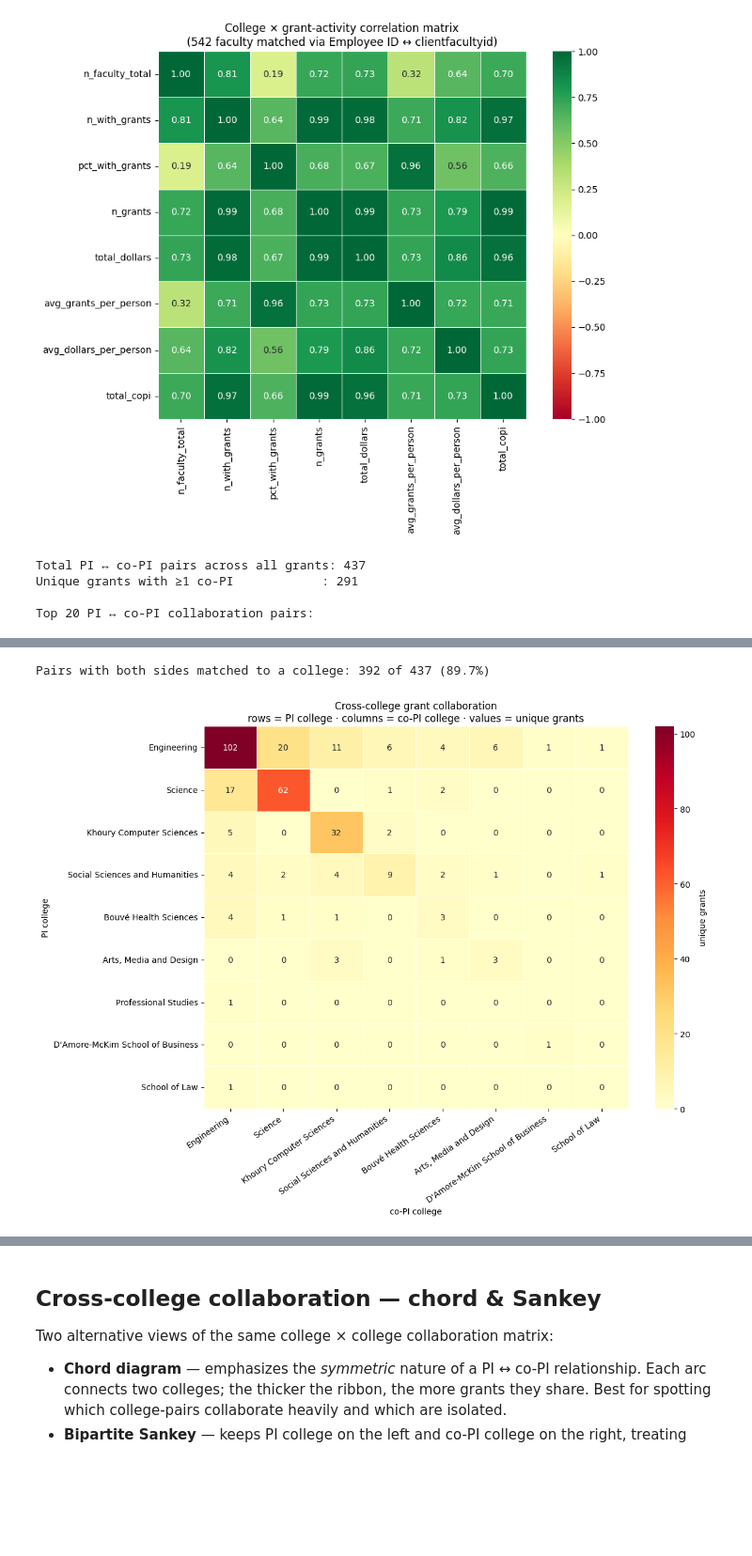
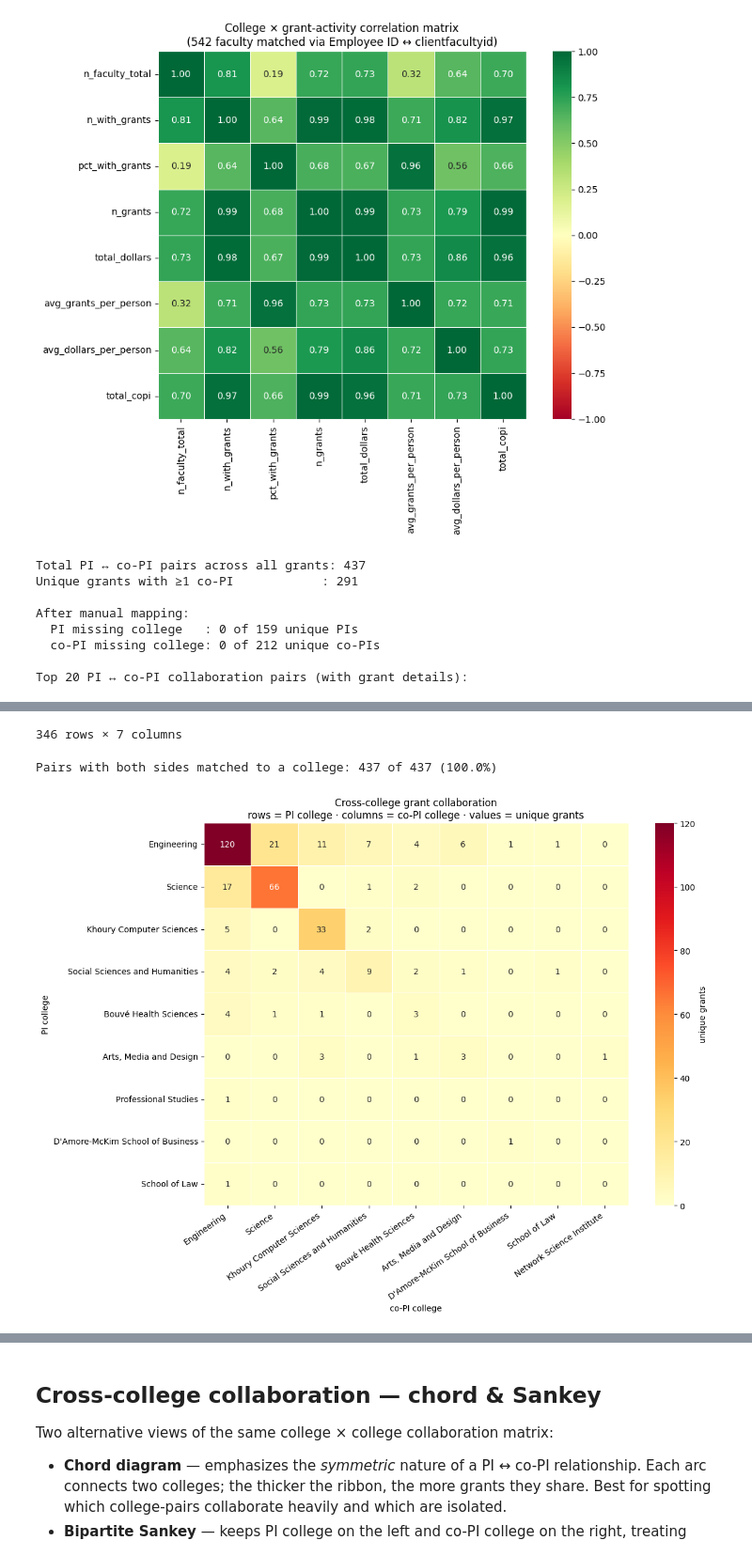
Before and after one commit to ebertini/visualizing-neu, a Jupyter notebook: notebooks/01_schema_overview.ipynb, the cells around one changed output, grey strips where cells are left out. Shown at 94% size. Cells and saved outputs as stored; diff of their text form; code cells hidden in the pictures; blank space fills up the shorter version.

```diff
--- a/notebooks/01_schema_overview.ipynb
+++ b/notebooks/01_schema_overview.ipynb
@@ -403,6 +402,10 @@ pairs = pi_rows.merge(copi_rows, on='grantid')
 print(f"Total PI ↔ co-PI pairs across all grants: {len(pairs):,}")
 print(f"Unique grants with ≥1 co-PI            : {pairs['grantid'].nunique():,}\n")
 
+# ── 1b. Add grant details (title and funding source) ─────────────────────────
+grant_details = ri_dedup[['grantid', 'grantname', 'agencyname']].drop_duplicates(subset=['grantid'])
+pairs = pairs.merge(grant_details, on='grantid', how='left')
+
 # ── 2. Enrich each person with college via Employee ID ↔ clientfacultyid ──────
 id_to_college = (
     faculty.dropna(subset=['Employee ID'])
@@ -413,18 +416,48 @@ id_to_college = (
 pairs['pi_college']   = pairs['pi_id'].map(id_to_college)
 pairs['copi_college'] = pairs['copi_id'].map(id_to_college)
 
-# ── 3. All collaboration pairs (with colleges) ───────────────
+# ── 2b. Load manual mapping for unmatched faculty and fill in missing colleges ──
+sheet1 = pd.read_csv(REPO_ROOT / 'DataSet/UnmatchedFaculty.csv', header=None,
+                     names=['idx', 'id', 'name', 'college_raw', 'department_raw'])
+
+# Map college names to match faculty roster's Superior_Academic_Unit
+college_mapping = {
+    'Engineering': 'College of Engineering',
+    'College of science': 'College of Science',
+    'Khoury': 'Khoury College of Computer Sciences',
+    'Math?': 'College of Science',
+    'Network science institute': 'Network Science Institute',
+}
+
+sheet1['superior_academic_unit'] = sheet1['college_raw'].map(college_mapping)
+
+# Create lookup dictionary from manual mapping
+manual_id_to_college = sheet1.set_index('id')['superior_academic_unit'].to_dict()
+
+# Fill in missing colleges using manual mapping
+pairs['pi_college'] = pairs['pi_college'].fillna(pairs['pi_id'].map(manual_id_to_college))
+pairs['copi_college'] = pairs['copi_college'].fillna(pairs['copi_id'].map(manual_id_to_college))
+
+print(f"After manual mapping:")
+print(f"  PI missing college   : {pairs['pi_college'].isna().sum()} of {len(pairs.drop_duplicates('pi_id'))} unique PIs")
+print(f"  co-PI missing college: {pairs['copi_college'].isna().sum()} of {len(pairs.drop_duplicates('copi_id'))} unique co-PIs\n")
+
+# ── 3. All collaboration pairs (with colleges, grant titles, and agencies) ────
 all_pairs = (
     pairs.groupby(['pi_name', 'pi_college', 'copi_name', 'copi_college'], as_index=False, dropna=False)
-         .agg(n_grants=('grantid', 'nunique'))
+         .agg(
+             n_grants=('grantid', 'nunique'),
+             **{'grant_titles (unique grants seperated by |)': ('grantname', lambda x: ' | '.join(sorted(set(x.dropna()))[:5]) )},  # Top 5 unique titles
+             agencies=('agencyname', lambda x: ', '.join(sorted(set(x.dropna()))))
+         )
          .sort_values('n_grants', ascending=False)
          .reset_index(drop=True)
 )
-all_pairs['pi_college']   = all_pairs['pi_college'].fillna('(unmatched)')
-all_pairs['copi_college'] = all_pairs['copi_college'].fillna('(unmatched)')
-print("Top 20 PI ↔ co-PI collaboration pairs:")
-with pd.option_context('display.max_rows', None):
-    display(all_pairs[['pi_name', 'pi_college', 'copi_name', 'copi_college', 'n_grants']])
+all_pairs['pi_college']   = all_pairs['pi_college'].fillna('(still unmatched)')
+all_pairs['copi_college'] = all_pairs['copi_college'].fillna('(still unmatched)')
+print("Top 20 PI ↔ co-PI collaboration pairs (with grant details):")
+with pd.option_context('display.max_rows', 20, 'display.max_colwidth', 60):
+    display(all_pairs[['pi_name', 'pi_college', 'copi_name', 'copi_college', 'n_grants', 'grant_titles (unique grants seperated by |)', 'agencies']])
 
 all_pairs.to_csv(REPO_ROOT / 'outputs' / 'collab_pairs.csv', index=False)
 
@@ -469,4 +502,8 @@ plt.show()
 Total PI ↔ co-PI pairs across all grants: 437
 Unique grants with ≥1 co-PI            : 291
 
-Top 20 PI ↔ co-PI collaboration pairs:
+After manual mapping:
+  PI missing college   : 0 of 159 unique PIs
+  co-PI missing college: 0 of 212 unique co-PIs
+
+Top 20 PI ↔ co-PI collaboration pairs (with grant details):
@@ -490,2 +522,3 @@ Top 20 PI ↔ co-PI collaboration pairs:
-Pairs with both sides matched to a college: 392 of 437 (89.7%)
+346 rows × 7 columns
+Pairs with both sides matched to a college: 437 of 437 (100.0%)
-[figure, old version]
+[figure, new version]
```
Also changed, not shown: parts of 4 cells of this notebook, 11 other files.
